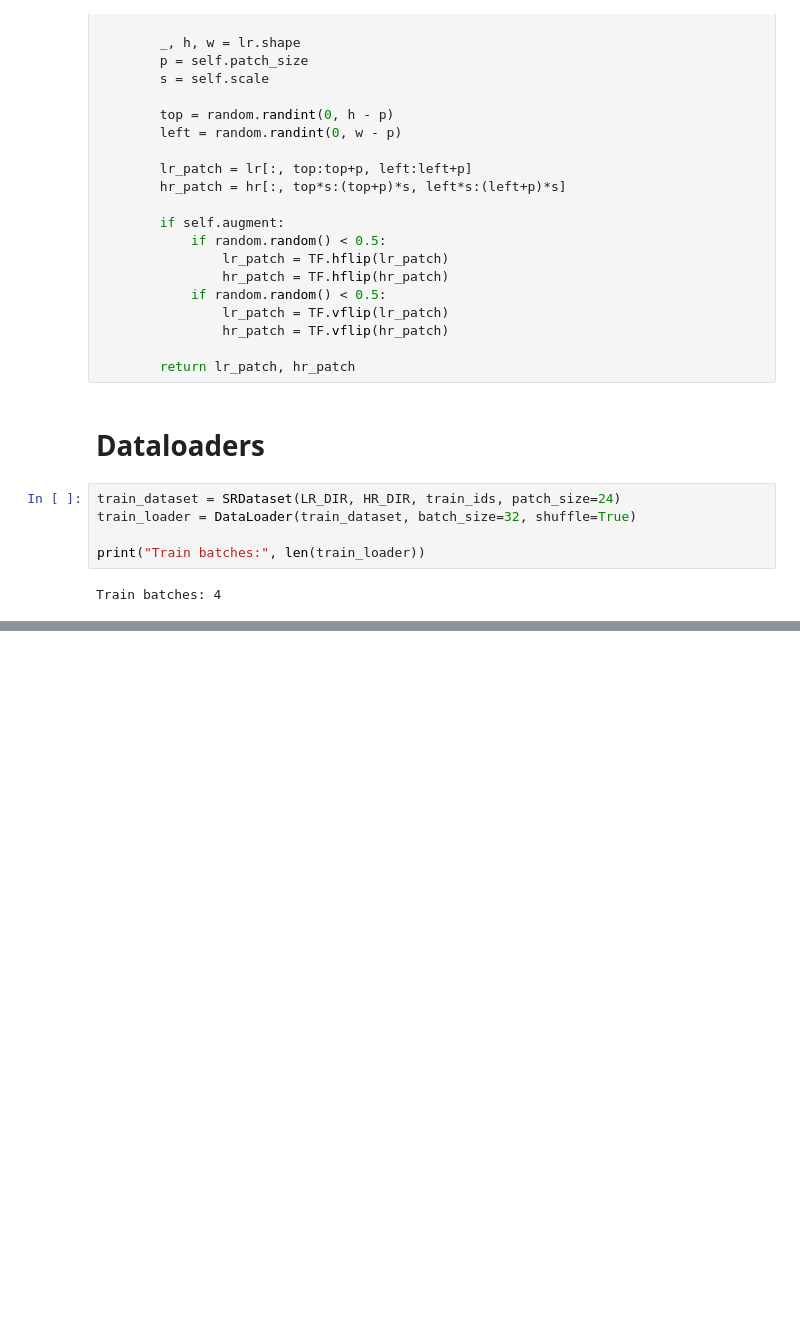
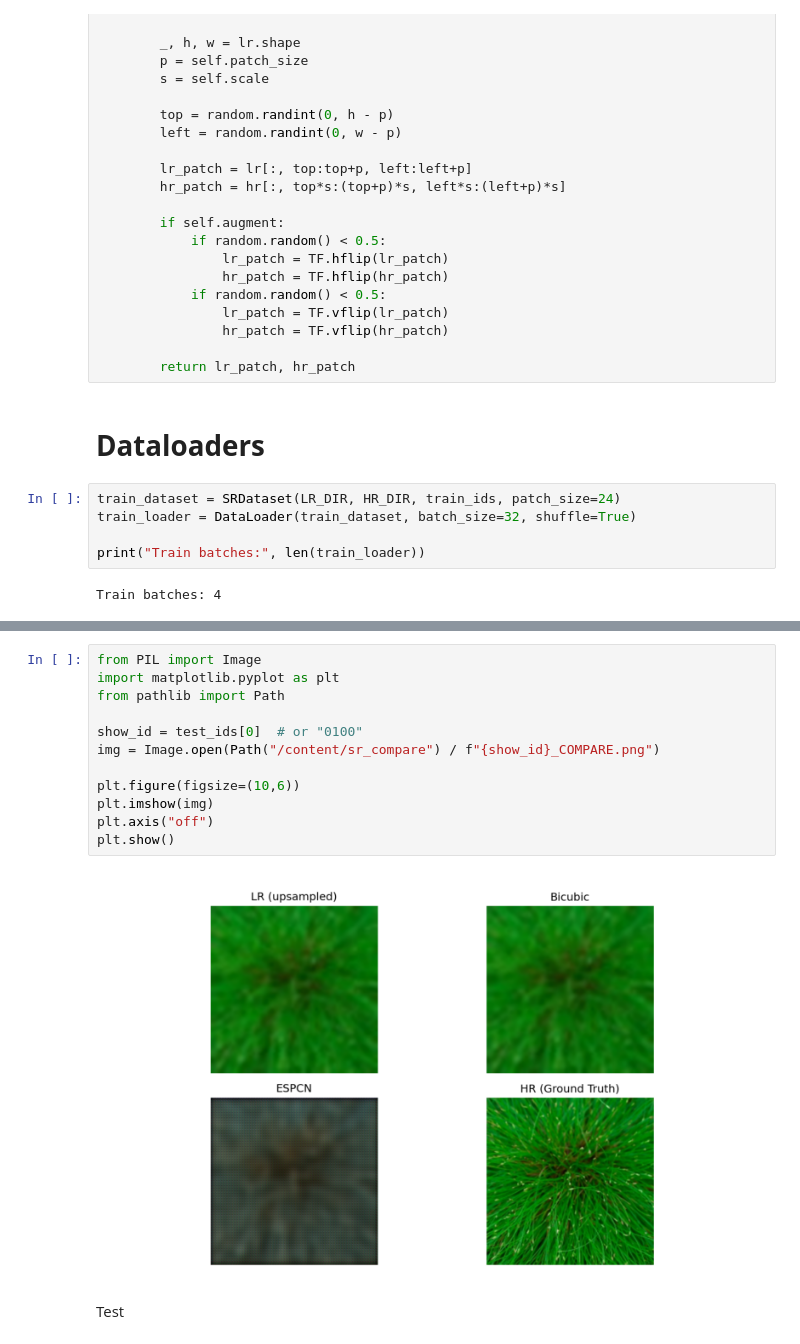
Before and after one commit to Rokib-Hasan-Oli/CSE445_Sec6_Machine_Learning_Project, a Jupyter notebook: Main Code/Image_Super_Resolution.ipynb, the cells around one changed output, grey strips where cells are left out. Saved outputs shown, nothing was run; the diff lists cells and outputs as text; blank space fills up the shorter version.

```diff
--- a/Main Code/Image_Super_Resolution.ipynb
+++ b/Main Code/Image_Super_Resolution.ipynb
@@ -103,0 +276,16 @@ Train batches: 4
+# %%
+from PIL import Image
+import matplotlib.pyplot as plt
+from pathlib import Path
+
+show_id = test_ids[0]  # or "0100"
+img = Image.open(Path("/content/sr_compare") / f"{show_id}_COMPARE.png")
+
+plt.figure(figsize=(10,6))
+plt.imshow(img)
+plt.axis("off")
+plt.show()
+# %% [output]
+[figure, added]
+# %% [markdown]
+Test
```
Also changed, not shown: parts of 11 cells of this notebook.
